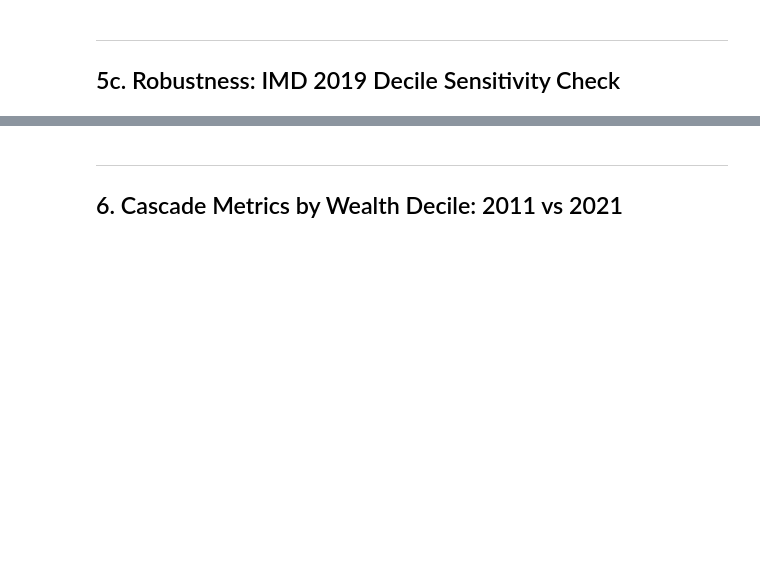
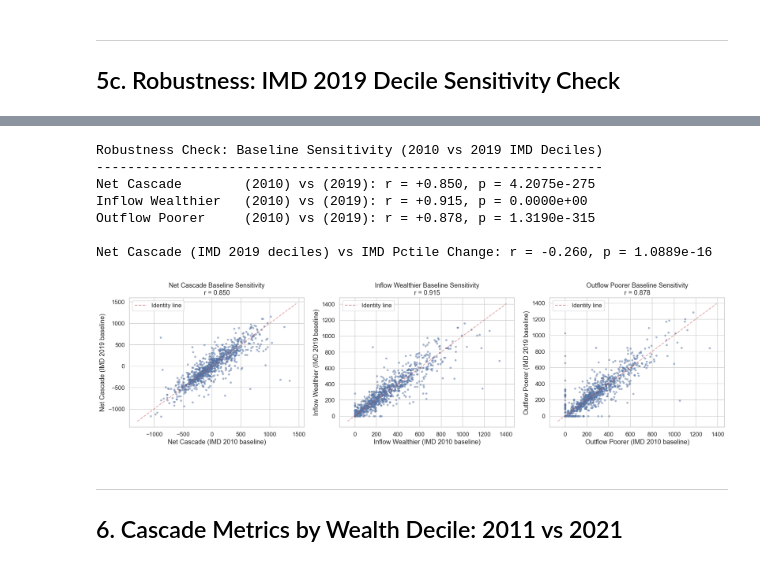
Before and after one commit to yxing82/CASA-Dissertation, a Jupyter notebook: script/eda_cascade_imd_rank_analysis.ipynb, the cells around one changed output, grey strips where cells are left out. Cells and saved outputs as stored; diff of their text form; code cells hidden in the pictures; blank space fills up the shorter version.

Commit message:
Update robustness sensitivity check with 2019 IMD baseline

```diff
--- a/script/eda_cascade_imd_rank_analysis.ipynb
+++ b/script/eda_cascade_imd_rank_analysis.ipynb
@@ -341,3 +314,65 @@ Net Cascade (IMD 2019 deciles) vs IMD Pctile Change:  r = -0.260, p = 1.0889e-16
+# %%
+# 1. Define the columns we need to dropna() safely
+cols_to_check = [
+    'Net_Cascade_21', 'Net_Cascade_21_alt',
+    'Inflow_Wealthier_21', 'Inflow_Wealthier_21_alt',
+    'Outflow_Poorer_21', 'Outflow_Poorer_21_alt',
+    'IMD_Pctile_Change'
+]
+
+valid = df[cols_to_check].dropna()
+
+# 2. Define the metric pairs for the loop
+metrics = [
+    ('Net Cascade', 'Net_Cascade_21', 'Net_Cascade_21_alt'),
+    ('Inflow Wealthier', 'Inflow_Wealthier_21', 'Inflow_Wealthier_21_alt'),
+    ('Outflow Poorer', 'Outflow_Poorer_21', 'Outflow_Poorer_21_alt')
+]
+
+# 3. Print the statistical output
+print("Robustness Check: Baseline Sensitivity (2010 vs 2019 IMD Deciles)")
+print("-" * 65)
+for name, col_2010, col_2019 in metrics:
+    r, p = stats.pearsonr(valid[col_2010], valid[col_2019])
+    print(f"{name:<18} (2010) vs (2019): r = {r:+.3f}, p = {p:.4e}")
+
+r_alt, p_alt = stats.pearsonr(valid['Net_Cascade_21_alt'], valid['IMD_Pctile_Change'])
+print(f"\nNet Cascade (IMD 2019 deciles) vs IMD Pctile Change: r = {r_alt:+.3f}, p = {p_alt:.4e}")
+
+# 4. Generate 1x3 subplots for visual comparison
+fig, axes = plt.subplots(1, 3, figsize=(18, 5))
+
+for ax, (name, col_2010, col_2019) in zip(axes, metrics):
+    r_val, _ = stats.pearsonr(valid[col_2010], valid[col_2019])
+
+    # Scatter plot
+    ax.scatter(valid[col_2010], valid[col_2019],
+               s=15, alpha=0.5, edgecolors='grey', linewidth=0.3)
+
+    # Calculate identity line bounds dynamically based on the data spread
+    lims = [min(ax.get_xlim()[0], ax.get_ylim()[0]),
+            max(ax.get_xlim()[1], ax.get_ylim()[1])]
+
+    # Plot identity line
+    ax.plot(lims, lims, 'r--', alpha=0.5, label='Identity line')
+
+    # Formatting
+    ax.set_xlabel(f'{name} (IMD 2010 baseline)')
+    ax.set_ylabel(f'{name} (IMD 2019 baseline)')
+    ax.set_title(f'{name} Baseline Sensitivity\nr = {r_val:.3f}')
+    ax.legend()
+
+plt.tight_layout()
+plt.show()
+# %% [output]
+Robustness Check: Baseline Sensitivity (2010 vs 2019 IMD Deciles)
+-----------------------------------------------------------------
+Net Cascade        (2010) vs (2019): r = +0.850, p = 4.2075e-275
+Inflow Wealthier   (2010) vs (2019): r = +0.915, p = 0.0000e+00
+Outflow Poorer     (2010) vs (2019): r = +0.878, p = 1.3190e-315
+
+Net Cascade (IMD 2019 deciles) vs IMD Pctile Change: r = -0.260, p = 1.0889e-16
+[figure, added]
 # %% [markdown]
 ---
 ## 6. Cascade Metrics by Wealth Decile: 2011 vs 2021
```
Also changed, not shown: parts of 3 cells of this notebook, 2 other files.
